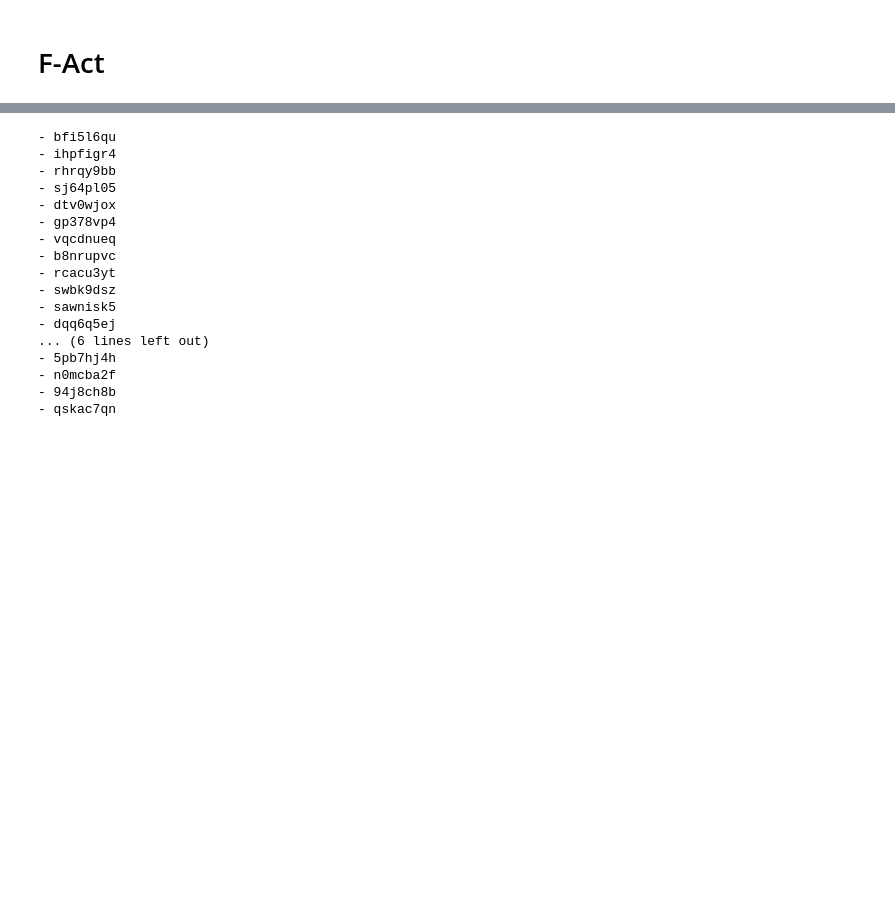
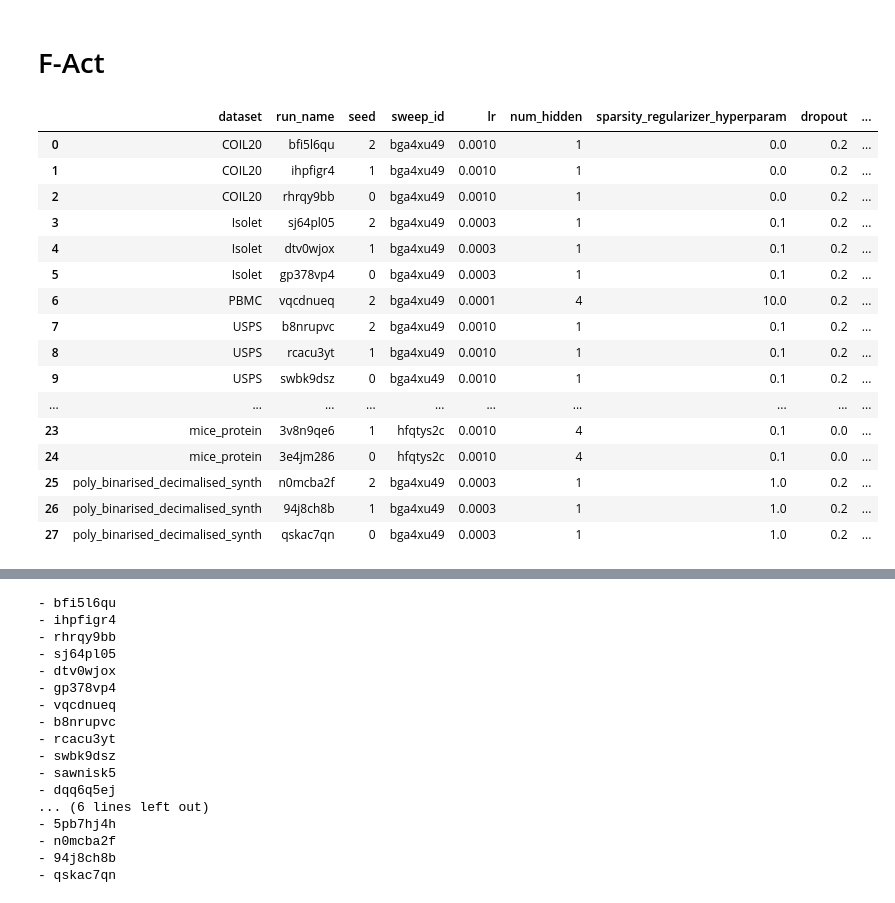
Before and after one commit to evanrex/feature-wise-active-adaptation, a Jupyter notebook: compute_results/hyperparam_tune_results.ipynb, the cells around one changed output, grey strips where cells are left out. Saved outputs shown, nothing was run; the diff lists cells and outputs as text; code cells hidden in the pictures; blank space fills up the shorter version.

```diff
--- a/compute_results/hyperparam_tune_results.ipynb
+++ b/compute_results/hyperparam_tune_results.ipynb
@@ -277,6 +310,31 @@ print_run_ids(best_run_names_MLP)
 fact_sweep_ids = [
     'bga4xu49', # everything
     '7i2o46ri', # everything no dropout
+    '4p4opie9', # mice_protein and madelon no dropout
+    'uw1zvim4', # more PBMC
+    'hfqtys2c', # mice_protein and madelon no dropout more patience
 ]
 
 fact_hyperparameters = ['lr', 'num_hidden', 'sparsity_regularizer_hyperparam', 'dropout']
+# %%
+runs_data_fact = fetch_runs(entity, project, fact_sweep_ids)
+best_run_names_fact = get_best_runs(runs_data_fact, fact_hyperparameters)
+best_run_names_fact
+# %% [output]
+|  | dataset | run_name | seed | sweep_id | lr | num_hidden | sparsity_regularizer_hyperparam | dropout | ... |
+| 0 | COIL20 | bfi5l6qu | 2 | bga4xu49 | 0.0010 | 1 | 0.0 | 0.2 | ... |
+| 1 | COIL20 | ihpfigr4 | 1 | bga4xu49 | 0.0010 | 1 | 0.0 | 0.2 | ... |
+| 2 | COIL20 | rhrqy9bb | 0 | bga4xu49 | 0.0010 | 1 | 0.0 | 0.2 | ... |
+| 3 | Isolet | sj64pl05 | 2 | bga4xu49 | 0.0003 | 1 | 0.1 | 0.2 | ... |
+| 4 | Isolet | dtv0wjox | 1 | bga4xu49 | 0.0003 | 1 | 0.1 | 0.2 | ... |
+| 5 | Isolet | gp378vp4 | 0 | bga4xu49 | 0.0003 | 1 | 0.1 | 0.2 | ... |
+| 6 | PBMC | vqcdnueq | 2 | bga4xu49 | 0.0001 | 4 | 10.0 | 0.2 | ... |
+| 7 | USPS | b8nrupvc | 2 | bga4xu49 | 0.0010 | 1 | 0.1 | 0.2 | ... |
+| 8 | USPS | rcacu3yt | 1 | bga4xu49 | 0.0010 | 1 | 0.1 | 0.2 | ... |
+| 9 | USPS | swbk9dsz | 0 | bga4xu49 | 0.0010 | 1 | 0.1 | 0.2 | ... |
+| ... | ... | ... | ... | ... | ... | ... | ... | ... | ... |
+| 23 | mice_protein | 3v8n9qe6 | 1 | hfqtys2c | 0.0010 | 4 | 0.1 | 0.0 | ... |
+| 24 | mice_protein | 3e4jm286 | 0 | hfqtys2c | 0.0010 | 4 | 0.1 | 0.0 | ... |
+| 25 | poly_binarised_decimalised_synth | n0mcba2f | 2 | bga4xu49 | 0.0003 | 1 | 1.0 | 0.2 | ... |
+| 26 | poly_binarised_decimalised_synth | 94j8ch8b | 1 | bga4xu49 | 0.0003 | 1 | 1.0 | 0.2 | ... |
+| 27 | poly_binarised_decimalised_synth | qskac7qn | 0 | bga4xu49 | 0.0003 | 1 | 1.0 | 0.2 | ... |
```
Also changed, not shown: parts of 13 cells of this notebook, 12 other files.
